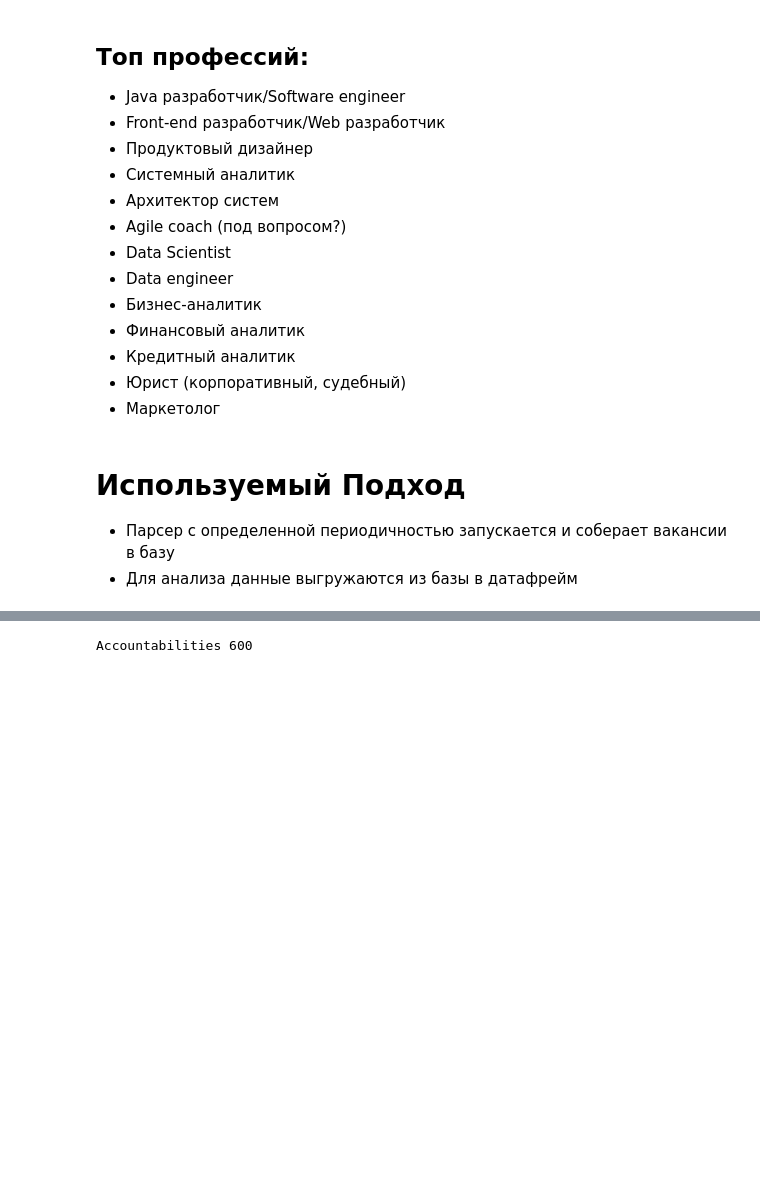
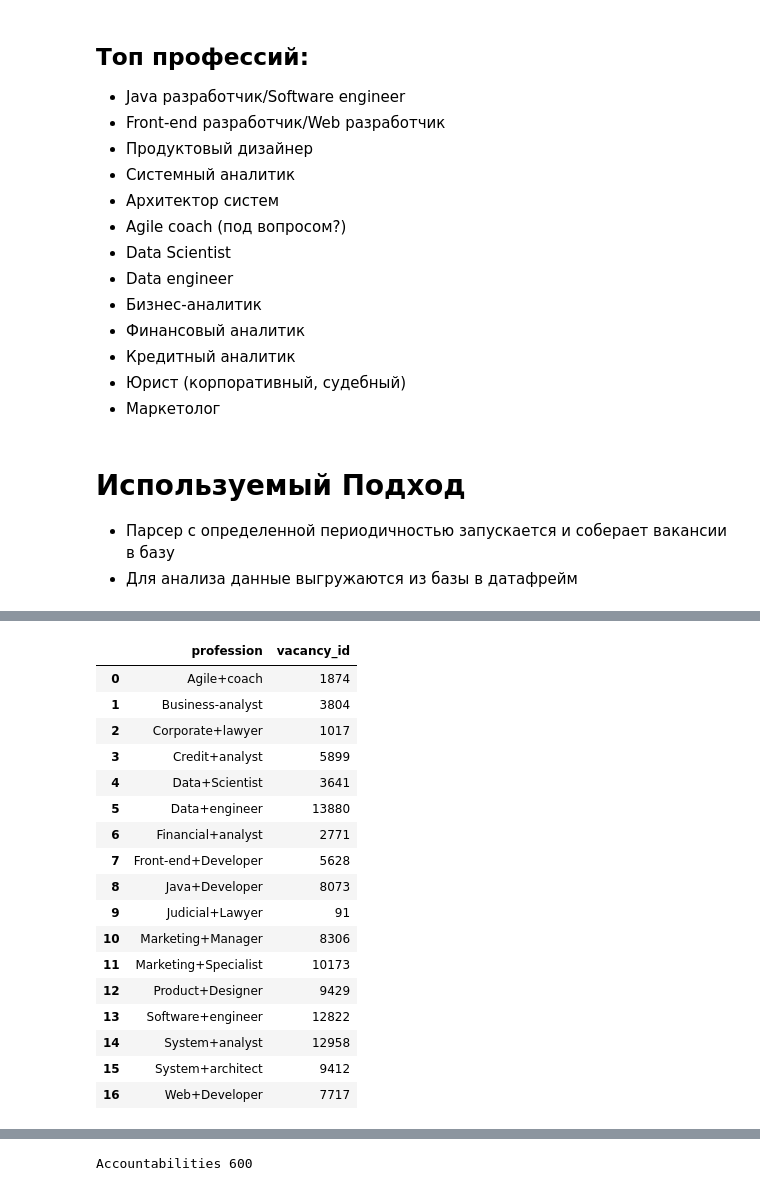
Before and after one commit to Lev4/indeedparser, a Jupyter notebook: parser_test.ipynb, the cells around one changed output, grey strips where cells are left out. Cells and saved outputs as stored; diff of their text form; code cells hidden in the pictures; blank space fills up the shorter version.

```diff
--- a/parser_test.ipynb
+++ b/parser_test.ipynb
@@ -83,3 +73,24 @@ vtab[vtab.profession == 'Data+Scientist'].vacancy_id.nunique()
+# %%
+vtab.groupby(['profession'])['vacancy_id'].count().reset_index()
+# %% [output]
+|  | profession | vacancy_id |
+| 0 | Agile+coach | 1874 |
+| 1 | Business-analyst | 3804 |
+| 2 | Corporate+lawyer | 1017 |
+| 3 | Credit+analyst | 5899 |
+| 4 | Data+Scientist | 3641 |
+| 5 | Data+engineer | 13880 |
+| 6 | Financial+analyst | 2771 |
+| 7 | Front-end+Developer | 5628 |
+| 8 | Java+Developer | 8073 |
+| 9 | Judicial+Lawyer | 91 |
+| 10 | Marketing+Manager | 8306 |
+| 11 | Marketing+Specialist | 10173 |
+| 12 | Product+Designer | 9429 |
+| 13 | Software+engineer | 12822 |
+| 14 | System+analyst | 12958 |
+| 15 | System+architect | 9412 |
+| 16 | Web+Developer | 7717 |
 # %%
 vtab[vtab.profession == 'Data+Scientist'].groupby(['profession','city'])['vacancy_id'].count().reset_index()
 # %% [output]
```
Also changed, not shown: parts of 40 cells of this notebook, 1 other file.
